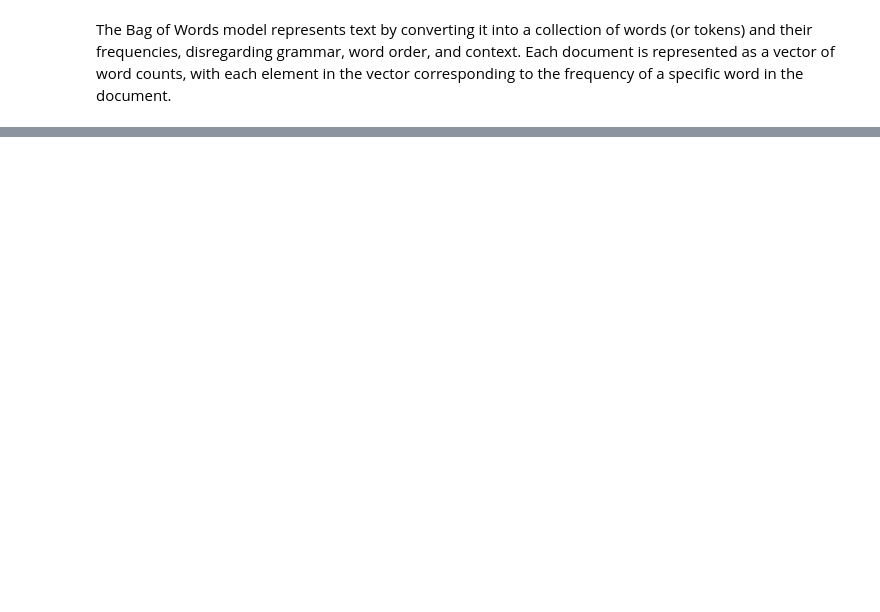
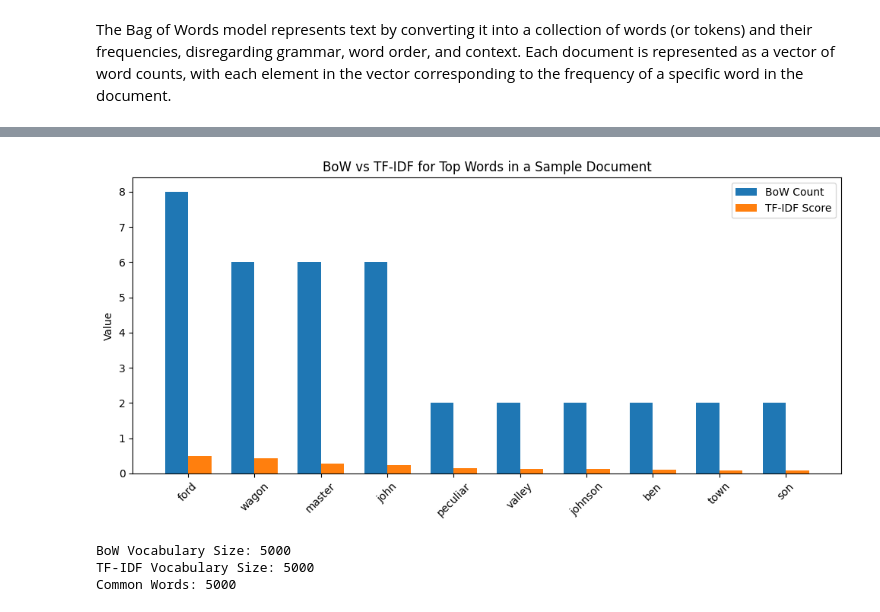
Before and after one commit to PolinaSushko/NLP_Project, a Jupyter notebook: notebooks/nlp_project.ipynb, the cells around one changed output, grey strips where cells are left out. Cells and saved outputs as stored; diff of their text form; code cells hidden in the pictures; blank space fills up the shorter version.

```diff
--- a/notebooks/nlp_project.ipynb
+++ b/notebooks/nlp_project.ipynb
@@ -216,4 +379,6 @@ Most texts fall within the range of 700 to 1500 characters, with the average len
   - The average length of texts is about 1311 characters.
   - The most common text lengths range between 700 and 1500 characters, with a drop off towards the end of the distribution.
   - The maximum length of texts in the data set is 13704 characters.
+# %%
+df_train.drop('text_length', axis = 1, inplace = True)
 # %% [markdown]
@@ -440,0 +545,19 @@ MemoryError:
+# %%
+# Convert a sample of the matrices to dense format for inspection
+sample_idx = 0  # First document
+bow_sample = X_train_count_stem[sample_idx].toarray().flatten()
+tfidf_sample = X_train_tfidf_stem[sample_idx].toarray().flatten()
+
+# Get feature names (words)
+feature_names_stem = count_vectorizer_stem.get_feature_names_out()
+
+# Create a DataFrame for comparison
+comparison_df = pd.DataFrame({
+    'Word': feature_names_stem,
+    'BoW Count': bow_sample,
+    'TF-IDF Score': tfidf_sample
+})
+
+# Filter non-zero entries for readability
+comparison_df = comparison_df[comparison_df['BoW Count'] > 0]
+print(comparison_df)
@@ -440,0 +579,35 @@ MemoryError:
+# %%
+# Get top N words by TF-IDF score
+N = 10
+top_indices = tfidf_sample.argsort()[-N:][::-1]  # Indices of top N TF-IDF scores
+top_words = [feature_names_stem[i] for i in top_indices]
+top_bow = [bow_sample[i] for i in top_indices]
+top_tfidf = [tfidf_sample[i] for i in top_indices]
+
+# Plot
+fig, ax = plt.subplots(figsize=(10, 5))
+bar_width = 0.35
+x = range(N)
+ax.bar([i - bar_width/2 for i in x], top_bow, bar_width, label='BoW Count', color='#1f77b4')
+ax.bar([i + bar_width/2 for i in x], top_tfidf, bar_width, label='TF-IDF Score', color='#ff7f0e')
+ax.set_xticks(x)
+ax.set_xticklabels(top_words, rotation=45)
+ax.set_ylabel('Value')
+ax.set_title('BoW vs TF-IDF for Top Words in a Sample Document')
+ax.legend()
+plt.tight_layout()
+plt.show()
+# %% [output]
+[figure, added]
+# %%
+# Get vocabularies
+bow_vocab = count_vectorizer_stem.get_feature_names_out()
+tfidf_vocab = tfidf_vectorizer_stem.get_feature_names_out()
+
+print(f"BoW Vocabulary Size: {len(bow_vocab)}")
+print(f"TF-IDF Vocabulary Size: {len(tfidf_vocab)}")
+print(f"Common Words: {len(set(bow_vocab).intersection(tfidf_vocab))}")
+# %% [output]
+BoW Vocabulary Size: 5000
+TF-IDF Vocabulary Size: 5000
+Common Words: 5000
```
Also changed, not shown: parts of 68 cells of this notebook.
